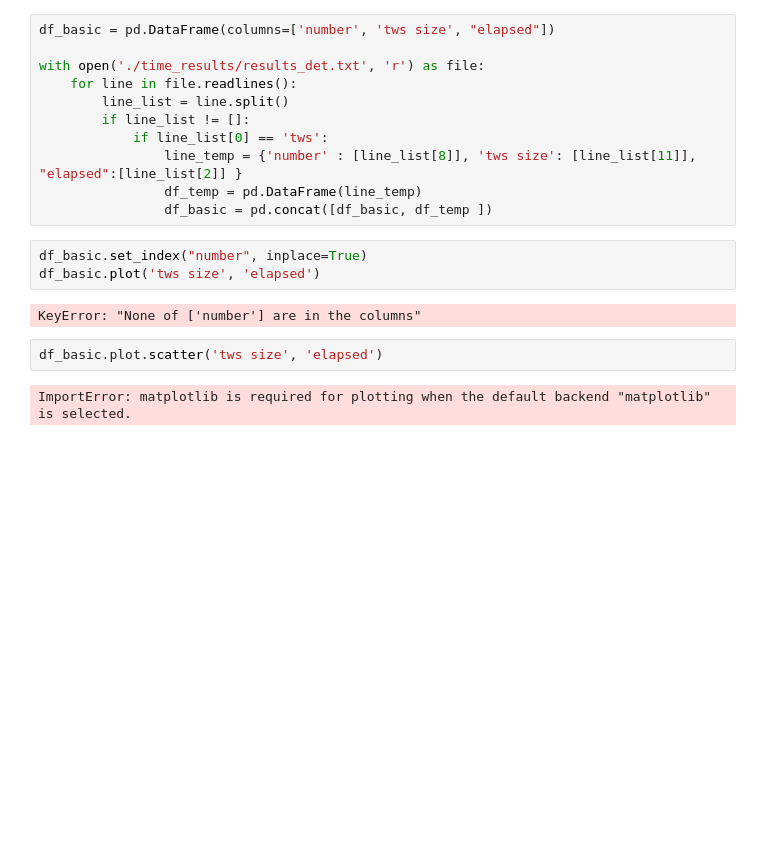
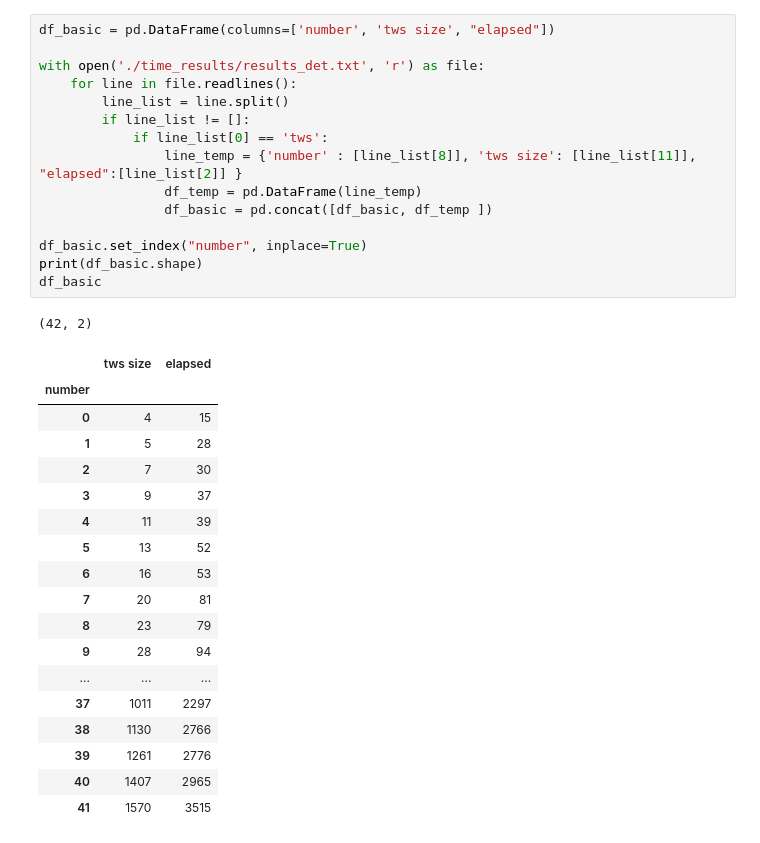
Before and after one commit to 255ribeiro/zebende, a Jupyter notebook: graphics.ipynb, the cells around one changed output. Cells and saved outputs as stored; diff of their text form; blank space fills up the shorter version.

```diff
--- a/graphics.ipynb
+++ b/graphics.ipynb
@@ -7,20 +5,35 @@ ModuleNotFoundError: No module named 'matplotlib'
 # %%
 df_basic = pd.DataFrame(columns=['number', 'tws size', "elapsed"])
 
 with open('./time_results/results_det.txt', 'r') as file:
     for line in file.readlines():
         line_list = line.split()
         if line_list != []:
             if line_list[0] == 'tws':
                 line_temp = {'number' : [line_list[8]], 'tws size': [line_list[11]],  "elapsed":[line_list[2]] }
                 df_temp = pd.DataFrame(line_temp)
                 df_basic = pd.concat([df_basic, df_temp ])
+
+df_basic.set_index("number", inplace=True)
+print(df_basic.shape)
+df_basic
+# %% [output]
+(42, 2)
+|  | tws size | elapsed |
+| number |  |  |
+| 0 | 4 | 15 |
+| 1 | 5 | 28 |
+| 2 | 7 | 30 |
+| 3 | 9 | 37 |
+| 4 | 11 | 39 |
+| 5 | 13 | 52 |
+| 6 | 16 | 53 |
+| 7 | 20 | 81 |
+| 8 | 23 | 79 |
+| 9 | 28 | 94 |
+| ... | ... | ... |
+| 37 | 1011 | 2297 |
+| 38 | 1130 | 2766 |
+| 39 | 1261 | 2776 |
+| 40 | 1407 | 2965 |
+| 41 | 1570 | 3515 |
-# %%
-df_basic.set_index("number", inplace=True)
-df_basic.plot('tws size', 'elapsed')
-# %% [output]
-KeyError: "None of ['number'] are in the columns"
-# %%
-df_basic.plot.scatter('tws size', 'elapsed')
-# %% [output]
-ImportError: matplotlib is required for plotting when the default backend "matplotlib" is selected.
```
Also changed, not shown: parts of 3 cells of this notebook, 8 other files.
